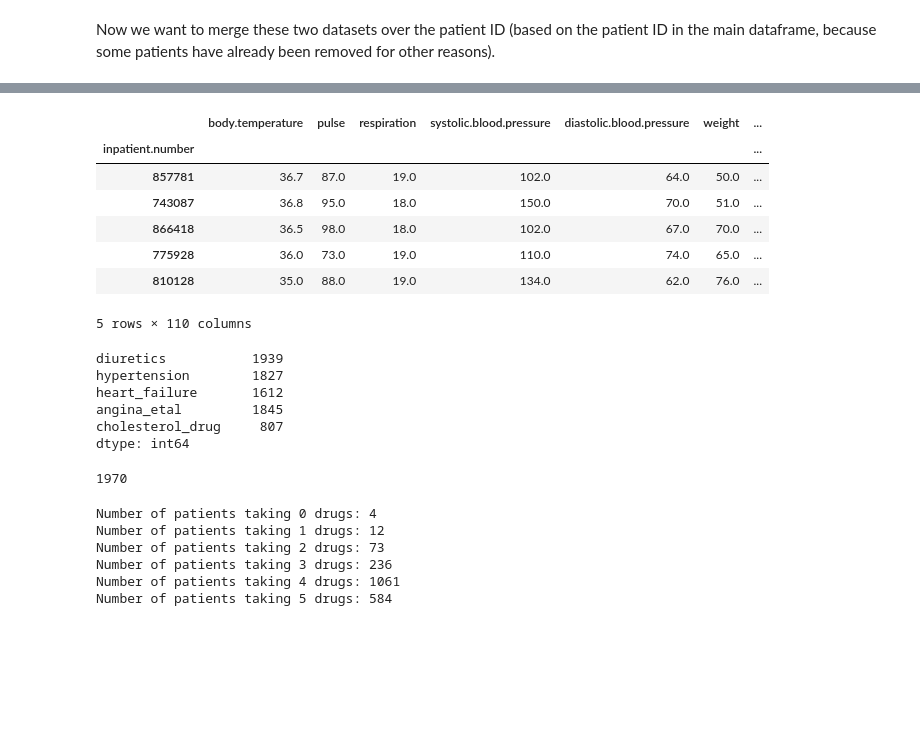
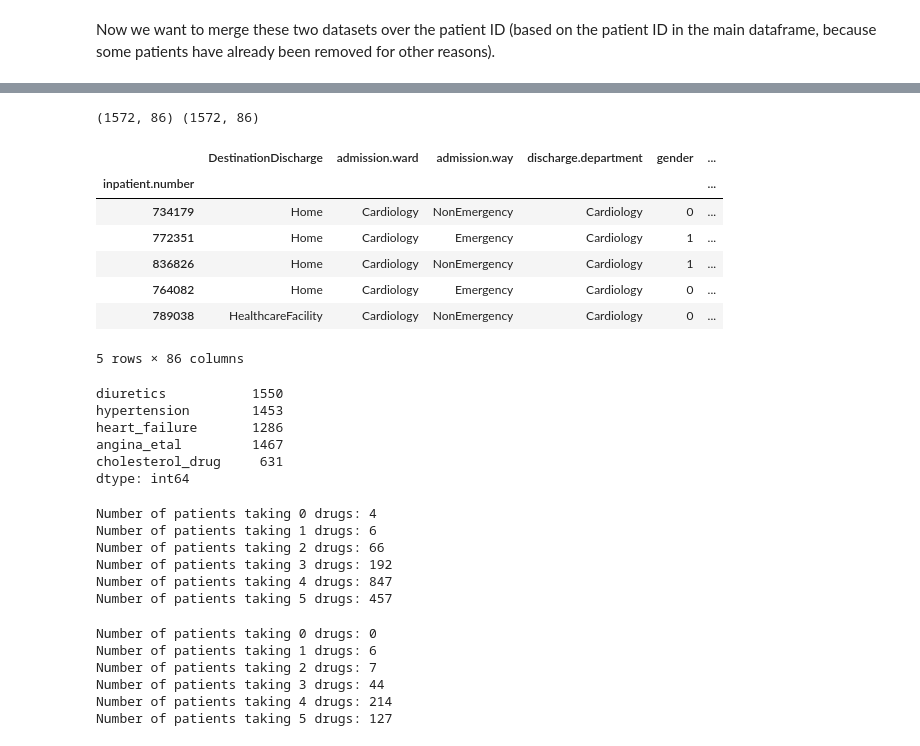
Before and after one commit to annachiara-rossi/heart-failure-project, a Jupyter notebook: 6_Drugs.ipynb, the cells around one changed output, grey strips where cells are left out. Cells and saved outputs as stored; diff of their text form; code cells hidden in the pictures; blank space fills up the shorter version.

```diff
--- a/6_Drugs.ipynb
+++ b/6_Drugs.ipynb
@@ -210,36 +195,50 @@ data_final.head()
-# %%
-# convert the last five columns to int again
-data_final.iloc[:,-5:] = data_final.iloc[:,-5:].astype('Int64')
-data_final.head()
-# %% [output]
-|  | body.temperature | pulse | respiration | systolic.blood.pressure | diastolic.blood.pressure | weight | ... |
-| inpatient.number |  |  |  |  |  |  | ... |
-| 857781 | 36.7 | 87.0 | 19.0 | 102.0 | 64.0 | 50.0 | ... |
-| 743087 | 36.8 | 95.0 | 18.0 | 150.0 | 70.0 | 51.0 | ... |
-| 866418 | 36.5 | 98.0 | 18.0 | 102.0 | 67.0 | 70.0 | ... |
-| 775928 | 36.0 | 73.0 | 19.0 | 110.0 | 74.0 | 65.0 | ... |
-| 810128 | 35.0 | 88.0 | 19.0 | 134.0 | 62.0 | 76.0 | ... |
-5 rows × 110 columns
-# %%
-data_final.iloc[:,-5:].sum()
-# %% [output]
-diuretics           1939
-hypertension        1827
-heart_failure       1612
-angina_etal         1845
-cholesterol_drug     807
-dtype: int64
-# %%
-data_final.shape[0]
-# %% [output]
-1970
+# %%
+def merge_drugs(data,drugs_by_patient):
+    # suffix is needed because we already have a variable called cholesterol
+    data_final = data.join(drugs_by_patient, rsuffix = '_drug')
+    # convert the last five columns to int again
+    data_final.iloc[:,-5:] = data_final.iloc[:,-5:].astype('Int64')
+    return data_final
+# %%
+X_train = merge_drugs(X_train,drugs_by_patient)
+print(X_train.shape,X_train.shape)
+X_train.head()
+# %% [output]
+(1572, 86) (1572, 86)
+|  | DestinationDischarge | admission.ward | admission.way | discharge.department | gender | ... |
+| inpatient.number |  |  |  |  |  | ... |
+| 734179 | Home | Cardiology | NonEmergency | Cardiology | 0 | ... |
+| 772351 | Home | Cardiology | Emergency | Cardiology | 1 | ... |
+| 836826 | Home | Cardiology | NonEmergency | Cardiology | 1 | ... |
+| 764082 | Home | Cardiology | Emergency | Cardiology | 0 | ... |
+| 789038 | HealthcareFacility | Cardiology | NonEmergency | Cardiology | 0 | ... |
+5 rows × 86 columns
+# %%
+X_train.iloc[:,-5:].sum()
+# %% [output]
+diuretics           1550
+hypertension        1453
+heart_failure       1286
+angina_etal         1467
+cholesterol_drug     631
+dtype: int64
 # %%
 for i in range(6):
-    print(f'Number of patients taking {i} drugs: {len(np.where(data_final.iloc[:,-5:].sum(axis=1)==i)[0])}')
+    print(f'Number of patients taking {i} drugs: {len(np.where(X_train.iloc[:,-5:].sum(axis=1)==i)[0])}')
 # %% [output]
 Number of patients taking 0 drugs: 4
-Number of patients taking 1 drugs: 12
-Number of patients taking 2 drugs: 73
-Number of patients taking 3 drugs: 236
-Number of patients taking 4 drugs: 1061
-Number of patients taking 5 drugs: 584
+Number of patients taking 1 drugs: 6
+Number of patients taking 2 drugs: 66
+Number of patients taking 3 drugs: 192
+Number of patients taking 4 drugs: 847
+Number of patients taking 5 drugs: 457
+# %%
+for i in range(6):
+    print(f'Number of patients taking {i} drugs: {len(np.where(X_test.iloc[:,-5:].sum(axis=1)==i)[0])}')
+# %% [output]
+Number of patients taking 0 drugs: 0
+Number of patients taking 1 drugs: 6
+Number of patients taking 2 drugs: 7
+Number of patients taking 3 drugs: 44
+Number of patients taking 4 drugs: 214
+Number of patients taking 5 drugs: 127
```
Also changed, not shown: parts of 8 cells of this notebook, 2 other files.
